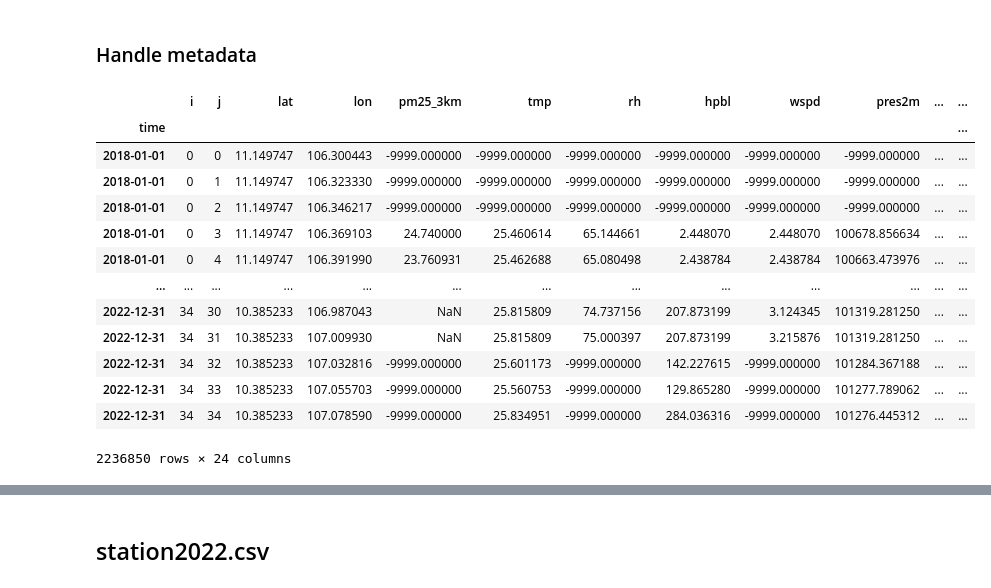
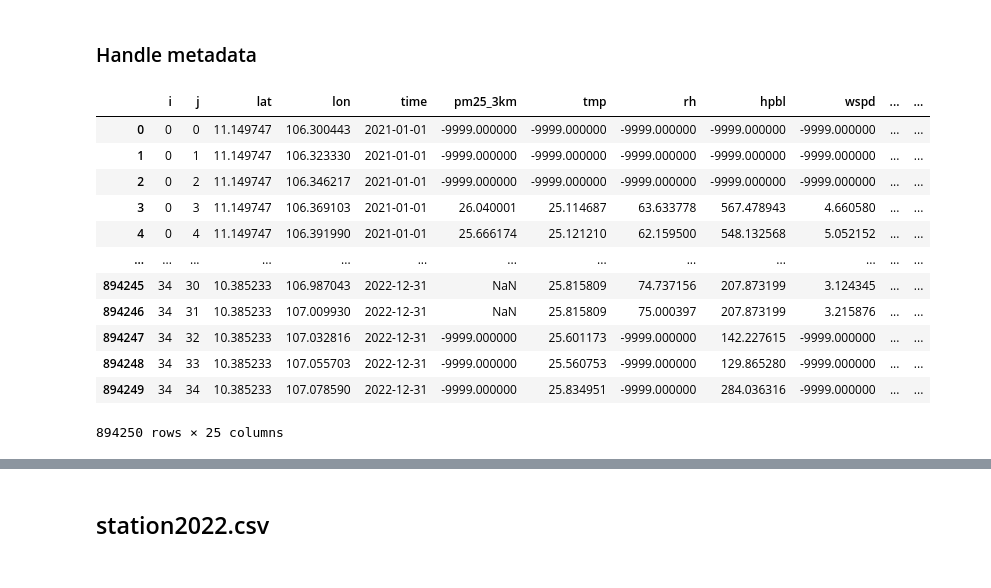
Before and after one commit to tphiepbk/air_quality_index_project, a Jupyter notebook: 2_merge_mpair_data_and_stations.ipynb, the cells around one changed output, grey strips where cells are left out. Saved outputs shown, nothing was run; the diff lists cells and outputs as text; code cells hidden in the pictures.

```diff
--- a/2_merge_mpair_data_and_stations.ipynb
+++ b/2_merge_mpair_data_and_stations.ipynb
@@ -7,8 +41,19 @@ import numpy as np
 from src.config_reader import ConfigurationReader
 # %%
-conf_reader = ConfigurationReader("/le_thanh_van_118/workspace/hiep_workspace/air_quality_index_project/model_params.json")
+if COLAB:
+    conf_reader = ConfigurationReader("/content/air_quality_index_project/model_params_colab.json")
+else:
+    conf_reader = ConfigurationReader("/le_thanh_van_118/workspace/hiep_workspace/air_quality_index_project/model_params.json")
 print(conf_reader)
 conf = conf_reader.data
+
+# Clear all temp folders
+def cleanDir(input_dir):
+    if os.path.exists(input_dir):
+        shutil.rmtree(input_dir)
+    os.makedirs(input_dir)
+
+cleanDir(conf["workspace"]["data_by_location_dir"])
 # %% [output]
 {
     "dataset": {
@@ -63,27 +108,32 @@ Index(['i', 'j', 'lat', 'lon', 'time', 'PM25_3km', 'TMP', 'RH', 'HPBL', 'WSPD',
 # %%
 # Convert "time" columns to Pandas datetime
 df_mpair_raw = df_mpair_raw.assign(time=pd.to_datetime(df_mpair_raw["time"]))
 
-# Set "time" column as index
-df_mpair_raw.set_index("time", inplace=True)
-
 # Lower case all column names
 df_mpair_raw = df_mpair_raw.rename(columns={name: name.lower() for name in df_mpair_raw.columns})
 
+# Get data in 2021 and 2022 only
+time_mask = ((df_mpair_raw["time"] >= conf["dataset"]["mpair"]["target_start_date"]) &
+             (df_mpair_raw["time"] <= conf["dataset"]["mpair"]["target_end_date"]))
+df_mpair_raw = df_mpair_raw.loc[time_mask]
+df_mpair_raw.reset_index(inplace=True, drop=True)
+
+# Set "time" column as index
+#df_mpair_raw.set_index("time", inplace=True)
+
 # Print
 df_mpair_raw
 # %% [output]
-|  | i | j | lat | lon | pm25_3km | tmp | rh | hpbl | wspd | pres2m | ... | ... |
-| time |  |  |  |  |  |  |  |  |  |  |  | ... |
-| 2018-01-01 | 0 | 0 | 11.149747 | 106.300443 | -9999.000000 | -9999.000000 | -9999.000000 | -9999.000000 | -9999.000000 | -9999.000000 | ... | ... |
-| 2018-01-01 | 0 | 1 | 11.149747 | 106.323330 | -9999.000000 | -9999.000000 | -9999.000000 | -9999.000000 | -9999.000000 | -9999.000000 | ... | ... |
-| 2018-01-01 | 0 | 2 | 11.149747 | 106.346217 | -9999.000000 | -9999.000000 | -9999.000000 | -9999.000000 | -9999.000000 | -9999.000000 | ... | ... |
-| 2018-01-01 | 0 | 3 | 11.149747 | 106.369103 | 24.740000 | 25.460614 | 65.144661 | 2.448070 | 2.448070 | 100678.856634 | ... | ... |
-| 2018-01-01 | 0 | 4 | 11.149747 | 106.391990 | 23.760931 | 25.462688 | 65.080498 | 2.438784 | 2.438784 | 100663.473976 | ... | ... |
+|  | i | j | lat | lon | time | pm25_3km | tmp | rh | hpbl | wspd | ... | ... |
+| 0 | 0 | 0 | 11.149747 | 106.300443 | 2021-01-01 | -9999.000000 | -9999.000000 | -9999.000000 | -9999.000000 | -9999.000000 | ... | ... |
+| 1 | 0 | 1 | 11.149747 | 106.323330 | 2021-01-01 | -9999.000000 | -9999.000000 | -9999.000000 | -9999.000000 | -9999.000000 | ... | ... |
+| 2 | 0 | 2 | 11.149747 | 106.346217 | 2021-01-01 | -9999.000000 | -9999.000000 | -9999.000000 | -9999.000000 | -9999.000000 | ... | ... |
+| 3 | 0 | 3 | 11.149747 | 106.369103 | 2021-01-01 | 26.040001 | 25.114687 | 63.633778 | 567.478943 | 4.660580 | ... | ... |
+| 4 | 0 | 4 | 11.149747 | 106.391990 | 2021-01-01 | 25.666174 | 25.121210 | 62.159500 | 548.132568 | 5.052152 | ... | ... |
 | ... | ... | ... | ... | ... | ... | ... | ... | ... | ... | ... | ... | ... |
-| 2022-12-31 | 34 | 30 | 10.385233 | 106.987043 | NaN | 25.815809 | 74.737156 | 207.873199 | 3.124345 | 101319.281250 | ... | ... |
-| 2022-12-31 | 34 | 31 | 10.385233 | 107.009930 | NaN | 25.815809 | 75.000397 | 207.873199 | 3.215876 | 101319.281250 | ... | ... |
-| 2022-12-31 | 34 | 32 | 10.385233 | 107.032816 | -9999.000000 | 25.601173 | -9999.000000 | 142.227615 | -9999.000000 | 101284.367188 | ... | ... |
-| 2022-12-31 | 34 | 33 | 10.385233 | 107.055703 | -9999.000000 | 25.560753 | -9999.000000 | 129.865280 | -9999.000000 | 101277.789062 | ... | ... |
-| 2022-12-31 | 34 | 34 | 10.385233 | 107.078590 | -9999.000000 | 25.834951 | -9999.000000 | 284.036316 | -9999.000000 | 101276.445312 | ... | ... |
+| 894245 | 34 | 30 | 10.385233 | 106.987043 | 2022-12-31 | NaN | 25.815809 | 74.737156 | 207.873199 | 3.124345 | ... | ... |
+| 894246 | 34 | 31 | 10.385233 | 107.009930 | 2022-12-31 | NaN | 25.815809 | 75.000397 | 207.873199 | 3.215876 | ... | ... |
+| 894247 | 34 | 32 | 10.385233 | 107.032816 | 2022-12-31 | -9999.000000 | 25.601173 | -9999.000000 | 142.227615 | -9999.000000 | ... | ... |
+| 894248 | 34 | 33 | 10.385233 | 107.055703 | 2022-12-31 | -9999.000000 | 25.560753 | -9999.000000 | 129.865280 | -9999.000000 | ... | ... |
+| 894249 | 34 | 34 | 10.385233 | 107.078590 | 2022-12-31 | -9999.000000 | 25.834951 | -9999.000000 | 284.036316 | -9999.000000 | ... | ... |
-2236850 rows × 24 columns
+894250 rows × 25 columns
```
Also changed, not shown: parts of 58 cells of this notebook, 4 other files.
